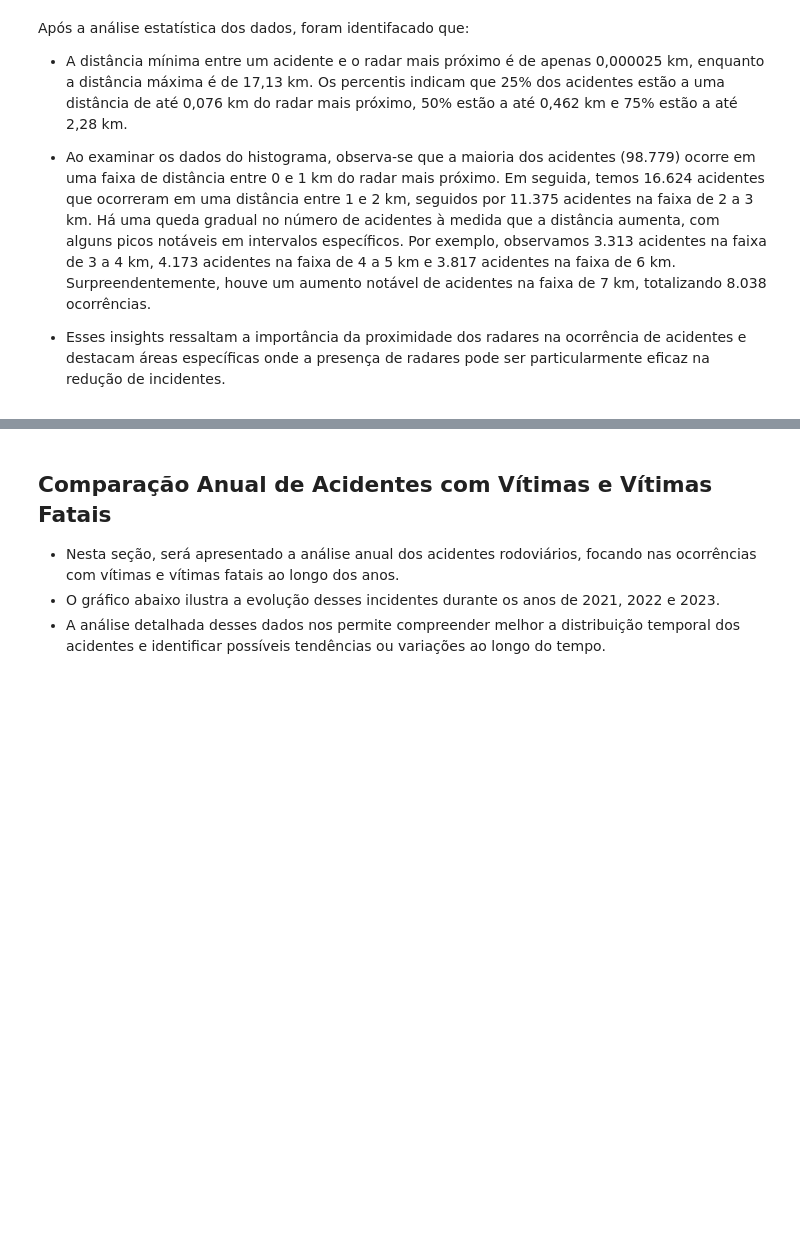
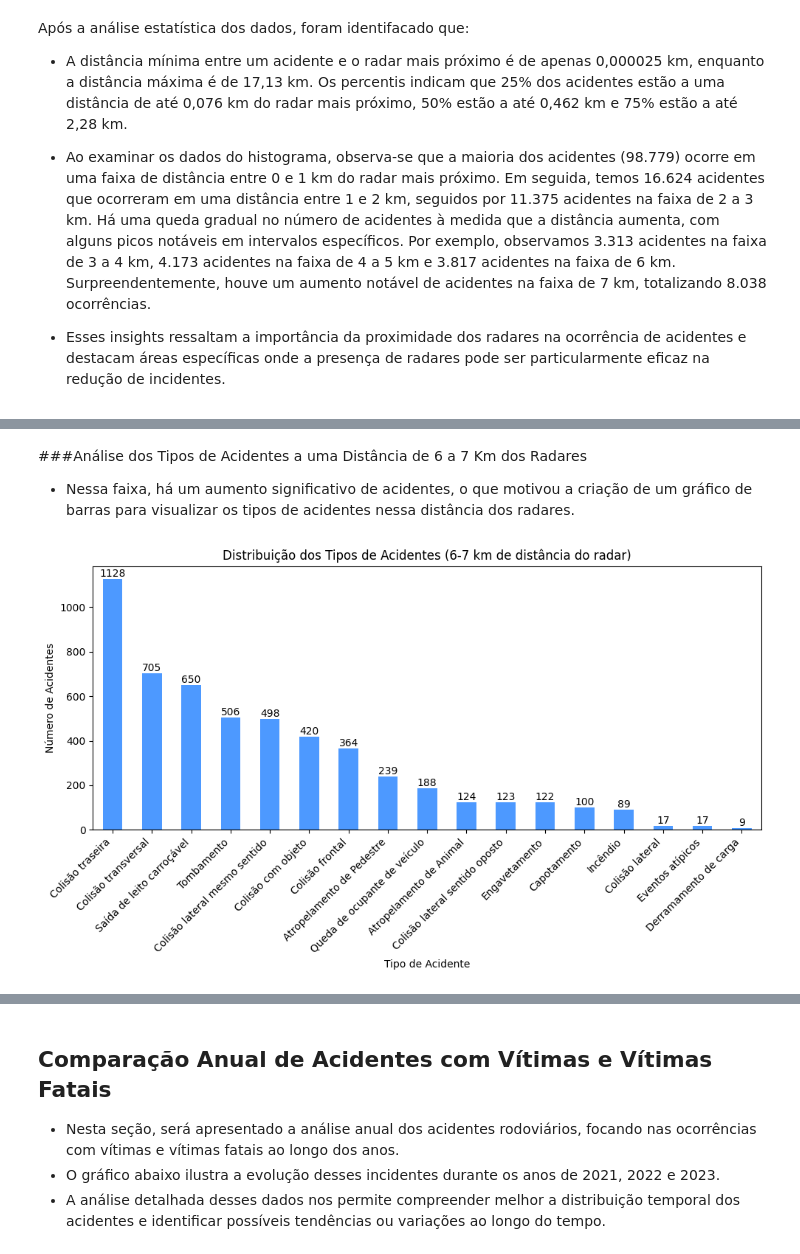
Before and after one commit to Suelymessias/Projeto_Analise_PRF, a Jupyter notebook: Projeto_Analise_PRF.ipynb, the cells around one changed output, grey strips where cells are left out. Drawn from its saved outputs; the diff is of its cells as text; code cells hidden in the pictures; blank space fills up the shorter version.

```diff
--- a/Projeto_Analise_PRF.ipynb
+++ b/Projeto_Analise_PRF.ipynb
@@ -824,0 +863,30 @@ Após a análise estatística dos dados, foram identifacado que:
+# %% [markdown]
+###Análise dos Tipos de Acidentes a uma Distância de 6 a 7 Km dos Radares
+
+- Nessa faixa, há um aumento significativo de acidentes, o que motivou a criação de um gráfico de barras para visualizar os tipos de acidentes nessa distância dos radares.
+# %%
+# Filtrando os dados para a faixa de proximidade de 6 a 7 km
+df_faixa_6_7_km = df_prf01[(df_prf01['distancia_radar_km'] >= 6) & (df_prf01['distancia_radar_km'] <= 7)]
+
+# Contando a ocorrência de cada tipo de acidente
+tipos_acidente_6_7_km = df_faixa_6_7_km['tipo_acidente'].value_counts()
+
+# Criando o gráfico de barras
+plt.figure(figsize=(10, 6))
+tipos_acidente_6_7_km.plot(kind='bar', color='#4D99FF')
+
+# Adicionando rótulos e título ao gráfico
+plt.xlabel('Tipo de Acidente')
+plt.ylabel('Número de Acidentes')
+plt.title('Distribuição dos Tipos de Acidentes (6-7 km de distância do radar)')
+
+# Adicionando os valores em cima de cada barra
+for index, value in enumerate(tipos_acidente_6_7_km):
+    plt.text(index, value, str(value), ha='center', va='bottom')
+
+# Exibindo o gráfico
+plt.xticks(rotation=45, ha='right')
+plt.tight_layout()
+plt.show()
+# %% [output]
+[figure, added]
```
Also changed, not shown: parts of 11 cells of this notebook.
